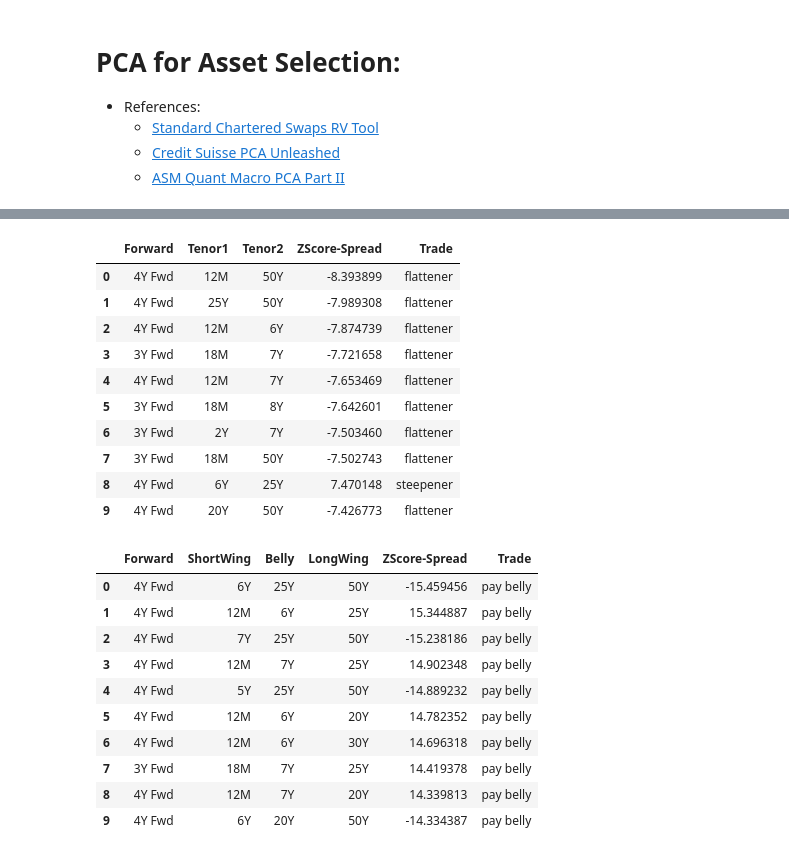
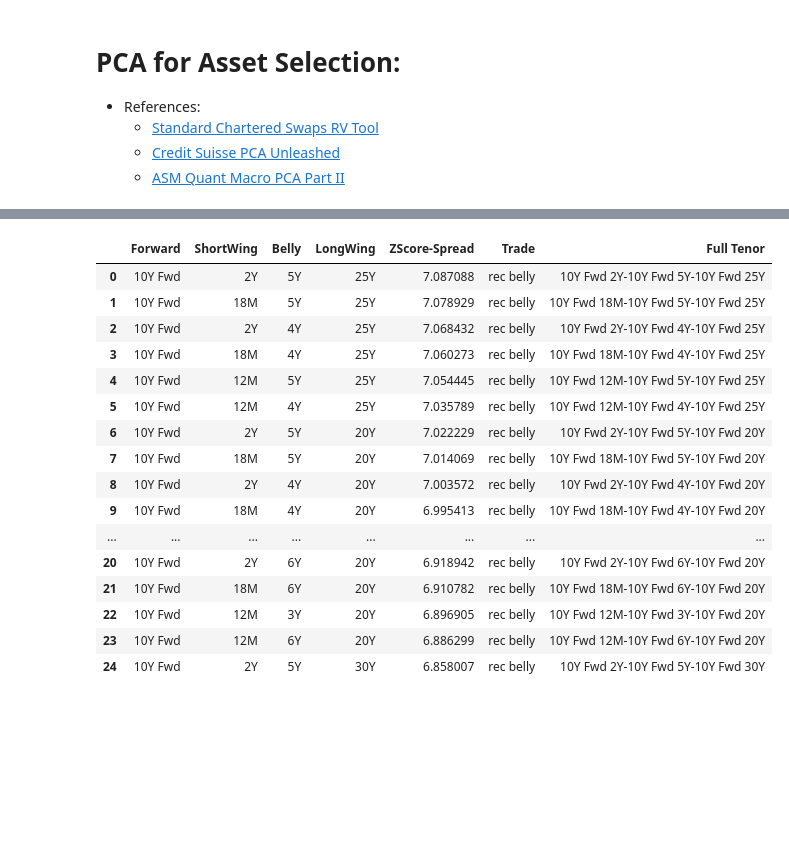
Before and after one commit to pfin/Curvy-CUSIPs, a Jupyter notebook: notebooks/swaps_rv.ipynb, the cells around one changed output, grey strips where cells are left out. Saved outputs shown, nothing was run; the diff lists cells and outputs as text; code cells hidden in the pictures; blank space fills up the shorter version.

```diff
--- a/notebooks/swaps_rv.ipynb
+++ b/notebooks/swaps_rv.ipynb
@@ -58,7 +68,7 @@ usts = USTs(
 # Calc Fwd SOFR OIS Grids
 # %%
 start_date = datetime(2018, 1, 1)
-end_date = datetime(2024, 12, 24)
+end_date = datetime(2024, 12, 27)
 bdates = pd.date_range(start=start_date, end=end_date, freq=CustomBusinessDay(calendar=USFederalHolidayCalendar()))
 # %%
 fwd_tenors = ["1M", "3M", "6M", "9M", "12M", "18M", "2Y", "3Y", "4Y", "5Y", "6Y", "7Y", "8Y", "9Y", "10Y", "15Y"]
@@ -87,21 +102,22 @@ sofr_ois.fwd_grid_dict_timeseries_plotter(fwd_grid_dict=fwd_grid_dict, tenors_to
 # %%
 pca_results = sofr_ois.pca_on_fwd_grids(
     start_date=datetime(2024, 1, 1),
-    end_date=datetime(2024, 12, 24),
+    end_date=datetime(2024, 12, 27),
     fwd_grid_dict=fwd_grid_dict,
     rm_swap_tenors=["1D", "1W", "2W", "3W", "1M", "2M", "3M", "4M", "5M", "6M", "7M", "8M", "9M", "10M", "11M"],
     indy_fwd_strips=True,
-    rolling_window=60,
-    n_jobs=-1,
+    # run_on_level_changes=True,
+    # rolling_window=20,
+    n_jobs=1,
     # n_jobs_child=1,
     # n_jobs_parent=-1,
-    verbose=True
+    # verbose=True
 )
 
 # df: pd.DataFrame = pca_results["rich_cheap_zscore_heatmap"]
 # df.style.background_gradient(cmap="RdYlGn", axis=0)
 # %%
-df = pca_results["rich_cheap_residual_zscore_timeseries_dict"][datetime(2024, 5, 15)]
+df = pca_results["rich_cheap_residual_zscore_timeseries_dict"][datetime(2024, 12, 27)]
 df.style.background_gradient(cmap="RdYlGn", axis=0)
 # %% [output]
 |  | Spot | 1M Fwd | 3M Fwd | 6M Fwd | 9M Fwd | 12M Fwd | 18M Fwd | 2Y Fwd | 3Y Fwd | 4Y Fwd | 5Y Fwd | ... |
@@ -125,29 +141,24 @@ df.style.background_gradient(cmap="RdYlGn", axis=0)
 # %%
-most_mispriced_dict = sofr_ois.most_mispriced_pca_resid_zscores(df, top_n=10)
-display(most_mispriced_dict["curve"])
+most_mispriced_dict = sofr_ois.most_mispriced_pca_resid_zscores(df, top_n=25, exclusive_tenors={"Forward": ["9Y Fwd", "10Y Fwd", "15Y Fwd"]})
+# display(most_mispriced_dict["curve"])
 display(most_mispriced_dict["fly"])
 # %% [output]
-|  | Forward | Tenor1 | Tenor2 | ZScore-Spread | Trade |
-| 0 | 4Y Fwd | 12M | 50Y | -8.393899 | flattener |
-| 1 | 4Y Fwd | 25Y | 50Y | -7.989308 | flattener |
-| 2 | 4Y Fwd | 12M | 6Y | -7.874739 | flattener |
-| 3 | 3Y Fwd | 18M | 7Y | -7.721658 | flattener |
-| 4 | 4Y Fwd | 12M | 7Y | -7.653469 | flattener |
-| 5 | 3Y Fwd | 18M | 8Y | -7.642601 | flattener |
-| 6 | 3Y Fwd | 2Y | 7Y | -7.503460 | flattener |
-| 7 | 3Y Fwd | 18M | 50Y | -7.502743 | flattener |
-| 8 | 4Y Fwd | 6Y | 25Y | 7.470148 | steepener |
-| 9 | 4Y Fwd | 20Y | 50Y | -7.426773 | flattener |
+|  | Forward | ShortWing | Belly | LongWing | ZScore-Spread | Trade | Full Tenor |
+| 0 | 10Y Fwd | 2Y | 5Y | 25Y | 7.087088 | rec belly | 10Y Fwd 2Y-10Y Fwd 5Y-10Y Fwd 25Y |
+| 1 | 10Y Fwd | 18M | 5Y | 25Y | 7.078929 | rec belly | 10Y Fwd 18M-10Y Fwd 5Y-10Y Fwd 25Y |
+| 2 | 10Y Fwd | 2Y | 4Y | 25Y | 7.068432 | rec belly | 10Y Fwd 2Y-10Y Fwd 4Y-10Y Fwd 25Y |
+| 3 | 10Y Fwd | 18M | 4Y | 25Y | 7.060273 | rec belly | 10Y Fwd 18M-10Y Fwd 4Y-10Y Fwd 25Y |
+| 4 | 10Y Fwd | 12M | 5Y | 25Y | 7.054445 | rec belly | 10Y Fwd 12M-10Y Fwd 5Y-10Y Fwd 25Y |
+| 5 | 10Y Fwd | 12M | 4Y | 25Y | 7.035789 | rec belly | 10Y Fwd 12M-10Y Fwd 4Y-10Y Fwd 25Y |
+| 6 | 10Y Fwd | 2Y | 5Y | 20Y | 7.022229 | rec belly | 10Y Fwd 2Y-10Y Fwd 5Y-10Y Fwd 20Y |
+| 7 | 10Y Fwd | 18M | 5Y | 20Y | 7.014069 | rec belly | 10Y Fwd 18M-10Y Fwd 5Y-10Y Fwd 20Y |
+| 8 | 10Y Fwd | 2Y | 4Y | 20Y | 7.003572 | rec belly | 10Y Fwd 2Y-10Y Fwd 4Y-10Y Fwd 20Y |
+| 9 | 10Y Fwd | 18M | 4Y | 20Y | 6.995413 | rec belly | 10Y Fwd 18M-10Y Fwd 4Y-10Y Fwd 20Y |
+| ... | ... | ... | ... | ... | ... | ... | ... |
+| 20 | 10Y Fwd | 2Y | 6Y | 20Y | 6.918942 | rec belly | 10Y Fwd 2Y-10Y Fwd 6Y-10Y Fwd 20Y |
+| 21 | 10Y Fwd | 18M | 6Y | 20Y | 6.910782 | rec belly | 10Y Fwd 18M-10Y Fwd 6Y-10Y Fwd 20Y |
+| 22 | 10Y Fwd | 12M | 3Y | 20Y | 6.896905 | rec belly | 10Y Fwd 12M-10Y Fwd 3Y-10Y Fwd 20Y |
+| 23 | 10Y Fwd | 12M | 6Y | 20Y | 6.886299 | rec belly | 10Y Fwd 12M-10Y Fwd 6Y-10Y Fwd 20Y |
+| 24 | 10Y Fwd | 2Y | 5Y | 30Y | 6.858007 | rec belly | 10Y Fwd 2Y-10Y Fwd 5Y-10Y Fwd 30Y |
-|  | Forward | ShortWing | Belly | LongWing | ZScore-Spread | Trade |
-| 0 | 4Y Fwd | 6Y | 25Y | 50Y | -15.459456 | pay belly |
-| 1 | 4Y Fwd | 12M | 6Y | 25Y | 15.344887 | pay belly |
-| 2 | 4Y Fwd | 7Y | 25Y | 50Y | -15.238186 | pay belly |
-| 3 | 4Y Fwd | 12M | 7Y | 25Y | 14.902348 | pay belly |
-| 4 | 4Y Fwd | 5Y | 25Y | 50Y | -14.889232 | pay belly |
-| 5 | 4Y Fwd | 12M | 6Y | 20Y | 14.782352 | pay belly |
-| 6 | 4Y Fwd | 12M | 6Y | 30Y | 14.696318 | pay belly |
-| 7 | 3Y Fwd | 18M | 7Y | 25Y | 14.419378 | pay belly |
-| 8 | 4Y Fwd | 12M | 7Y | 20Y | 14.339813 | pay belly |
-| 9 | 4Y Fwd | 6Y | 20Y | 50Y | -14.334387 | pay belly |
 # %%
 sofr_ois.pca_residual_timeseries_plotter(
```
Also changed, not shown: parts of 13 cells of this notebook, 2 other files.
